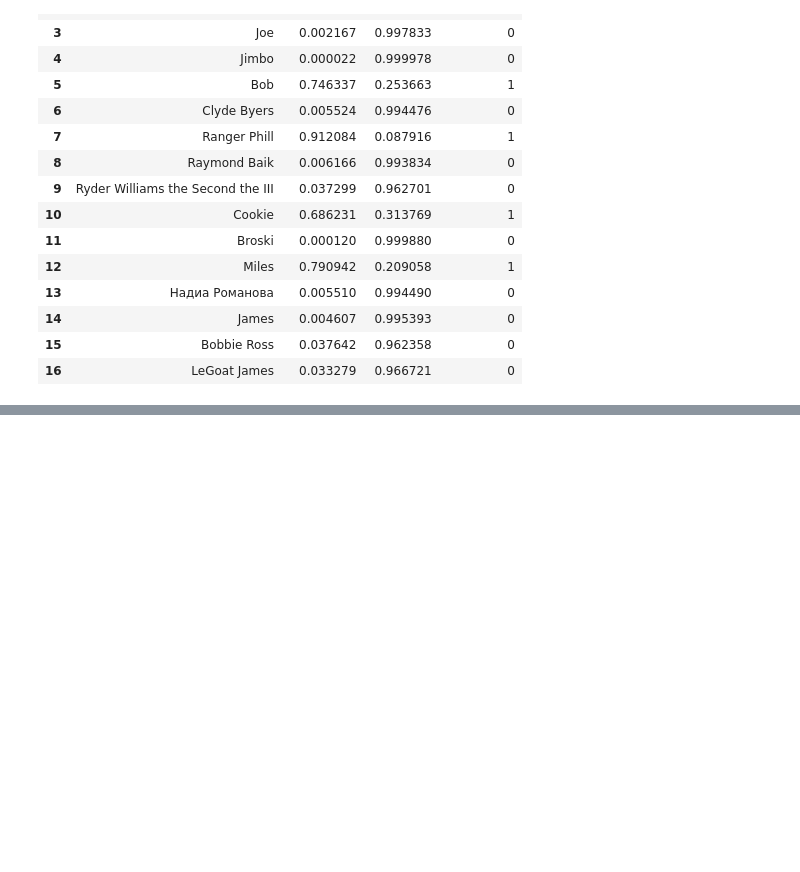
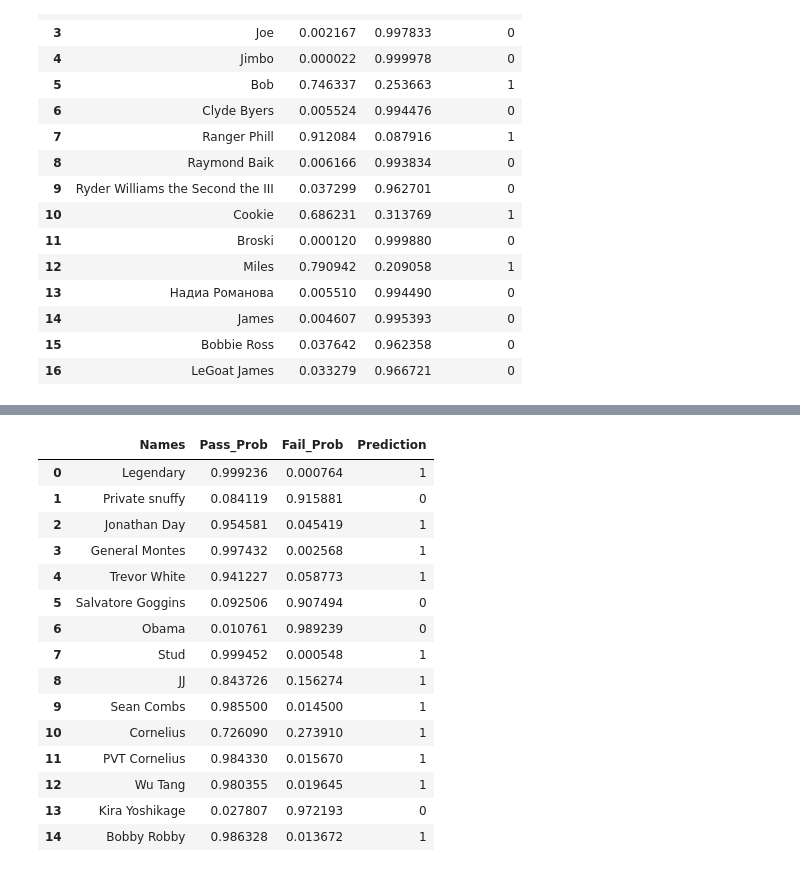
Before and after one commit to lonespear/ma103, a Jupyter notebook: ranger_school_log_reg.ipynb, the cells around one changed output, grey strips where cells are left out. Saved outputs shown, nothing was run; the diff lists cells and outputs as text; code cells hidden in the pictures; blank space fills up the shorter version.

```diff
--- a/ranger_school_log_reg.ipynb
+++ b/ranger_school_log_reg.ipynb
@@ -447,0 +427,17 @@ dtype: object
+# %%
+c_hr = pd.read_csv('c_hr_sims.csv')
+names = c_hr.iloc[:,0].values.tolist()
+c_hr_test = c_hr.iloc[:,1:]
+c_hr_test.columns = colnames
+probs = model.predict_proba(c_hr_test)
+preds = model.predict(c_hr_test)
+pass_probs = probs[:, 1]  # Probability of passing (class 1)
+fail_probs = probs[:, 0]  # Probability of failing (class 0)
+
+# Create the results DataFrame
+results = pd.DataFrame({
+    'Names': names,
+    'Pass_Prob': pass_probs,
+    'Fail_Prob': fail_probs,
+    'Prediction': preds
+})
@@ -447,0 +457,19 @@ dtype: object
+# %%
+results
+# %% [output]
+|  | Names | Pass_Prob | Fail_Prob | Prediction |
+| 0 | Legendary | 0.999236 | 0.000764 | 1 |
+| 1 | Private snuffy | 0.084119 | 0.915881 | 0 |
+| 2 | Jonathan Day | 0.954581 | 0.045419 | 1 |
+| 3 | General Montes | 0.997432 | 0.002568 | 1 |
+| 4 | Trevor White | 0.941227 | 0.058773 | 1 |
+| 5 | Salvatore Goggins | 0.092506 | 0.907494 | 0 |
+| 6 | Obama | 0.010761 | 0.989239 | 0 |
+| 7 | Stud | 0.999452 | 0.000548 | 1 |
+| 8 | JJ | 0.843726 | 0.156274 | 1 |
+| 9 | Sean Combs | 0.985500 | 0.014500 | 1 |
+| 10 | Cornelius | 0.726090 | 0.273910 | 1 |
+| 11 | PVT Cornelius | 0.984330 | 0.015670 | 1 |
+| 12 | Wu Tang | 0.980355 | 0.019645 | 1 |
+| 13 | Kira Yoshikage | 0.027807 | 0.972193 | 0 |
+| 14 | Bobby Robby | 0.986328 | 0.013672 | 1 |
```
Also changed, not shown: parts of 3 cells of this notebook.
